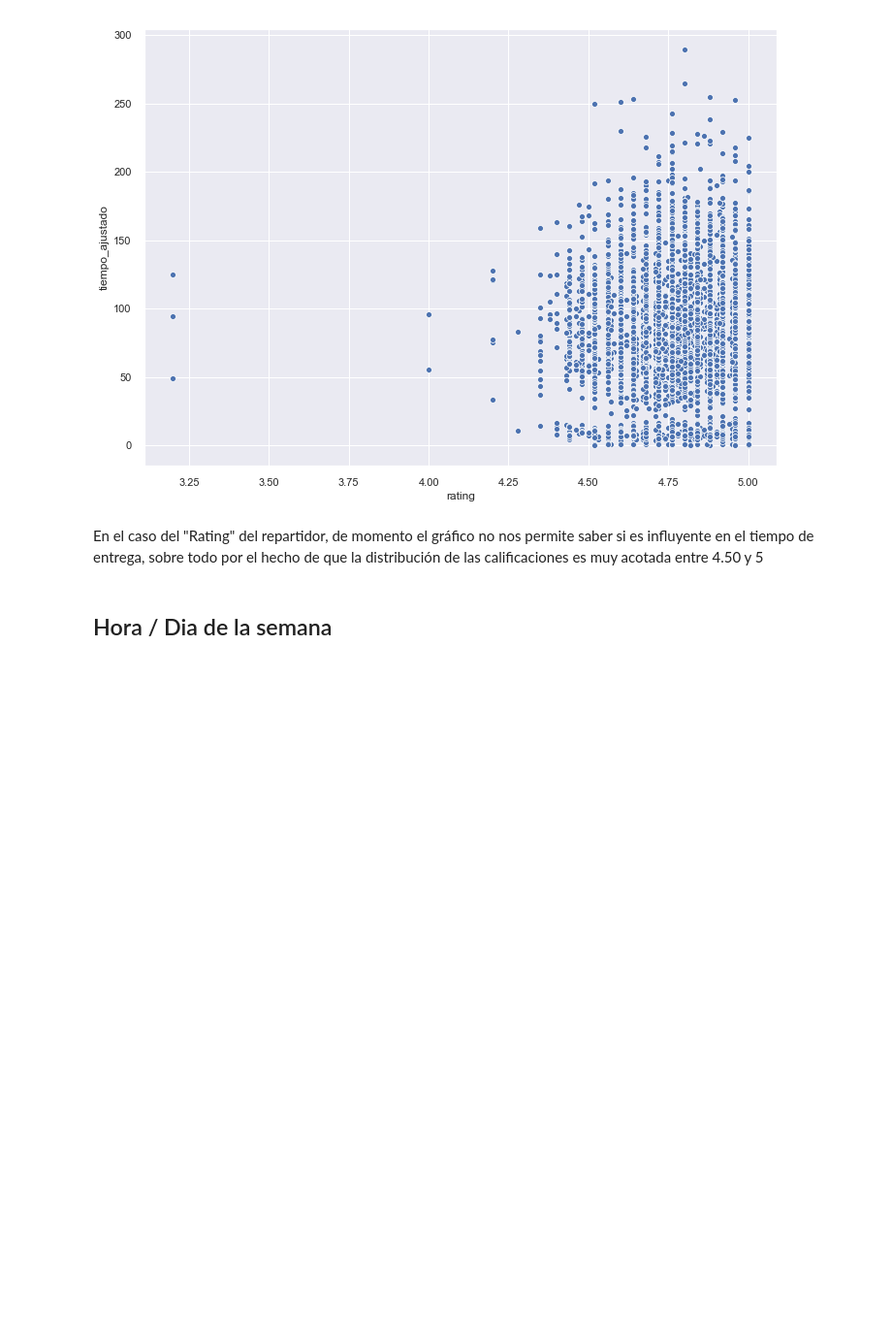
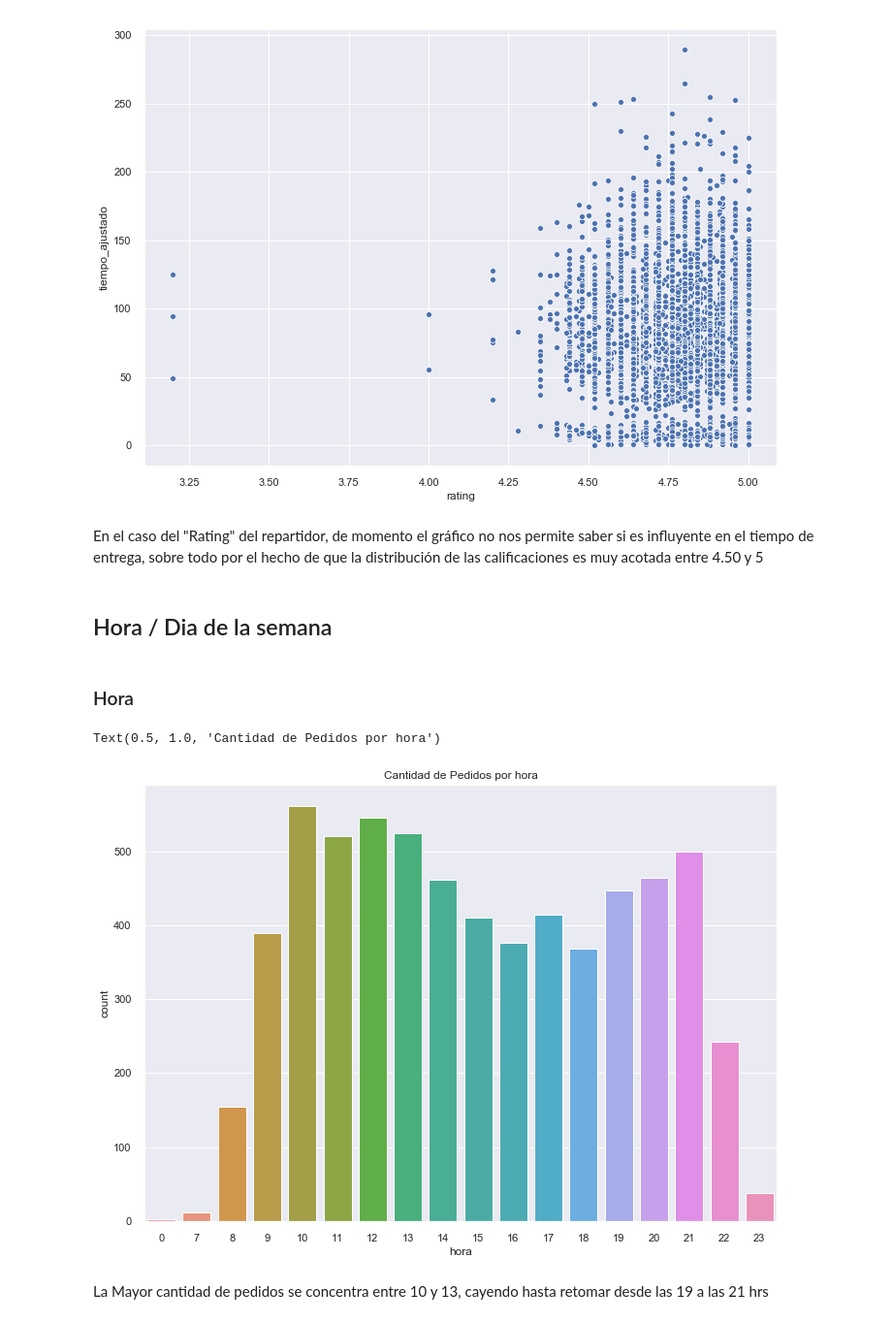
Before and after one commit to callejasv1/proyecto_oraculo, a Jupyter notebook: ProyectoV_Original.ipynb, the cells around one changed output. Shown at 97% size. Saved outputs shown, nothing was run; the diff lists cells and outputs as text; code cells hidden in the pictures; blank space fills up the shorter version.

Commit message:
Añadido analisis descriptivo de dia de la semana y hora

```diff
--- a/ProyectoV_Original.ipynb
+++ b/ProyectoV_Original.ipynb
@@ -292,3 +292,17 @@ sns.scatterplot(data=df_grafico, x='rating', y='tiempo_ajustado')
 En el caso del "Rating" del repartidor, de momento el gráfico no nos permite saber si es influyente en el tiempo de entrega, sobre todo por el hecho de que la distribución de las calificaciones es muy acotada entre 4.50 y 5
 # %% [markdown]
 ## Hora / Dia de la semana
+# %% [markdown]
+### Hora
+# %%
+time = pd.DataFrame(df.actual_time.str.split(':', expand=True))
+time.columns = ('hora','minuto','segundos')
+# %%
+df_grafico['hora'] = pd.to_numeric(time['hora'])
+# %%
+sns.countplot(data=df_grafico, x='hora',).set_title('Cantidad de Pedidos por hora')
+# %% [output]
+Text(0.5, 1.0, 'Cantidad de Pedidos por hora')
+[figure, added]
+# %% [markdown]
+La Mayor cantidad de pedidos se concentra entre 10 y 13, cayendo hasta retomar desde las 19 a las 21 hrs
```
Also changed, not shown: parts of 13 cells of this notebook.
